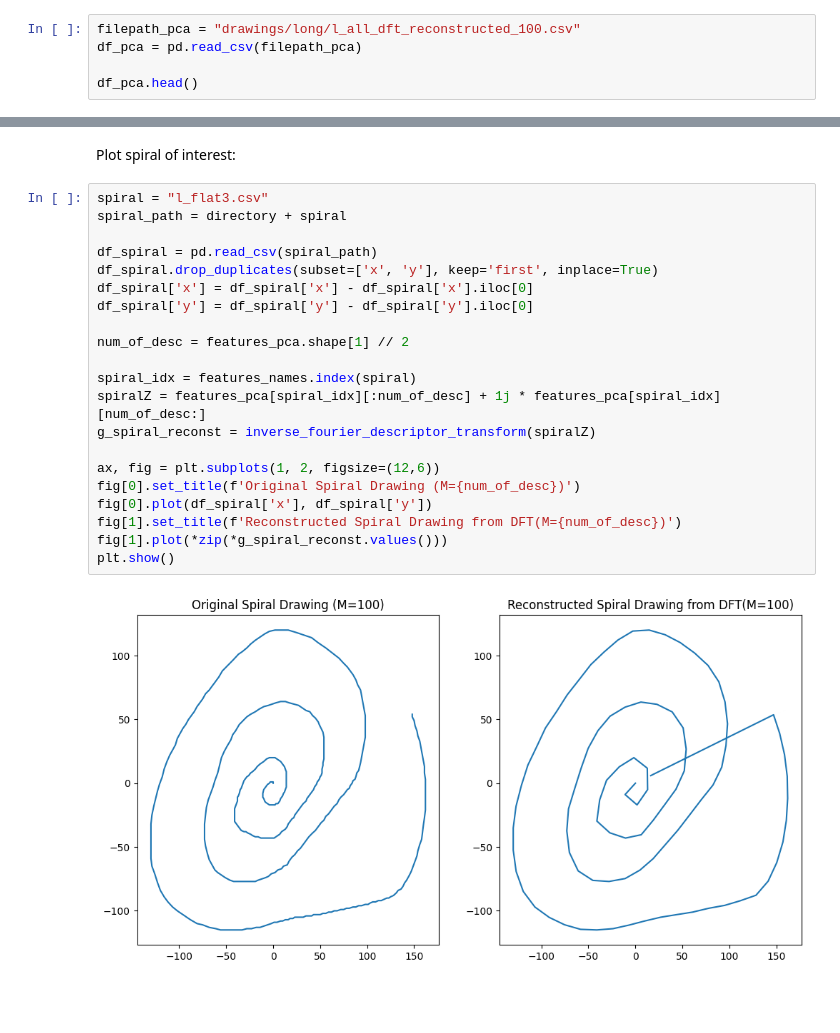
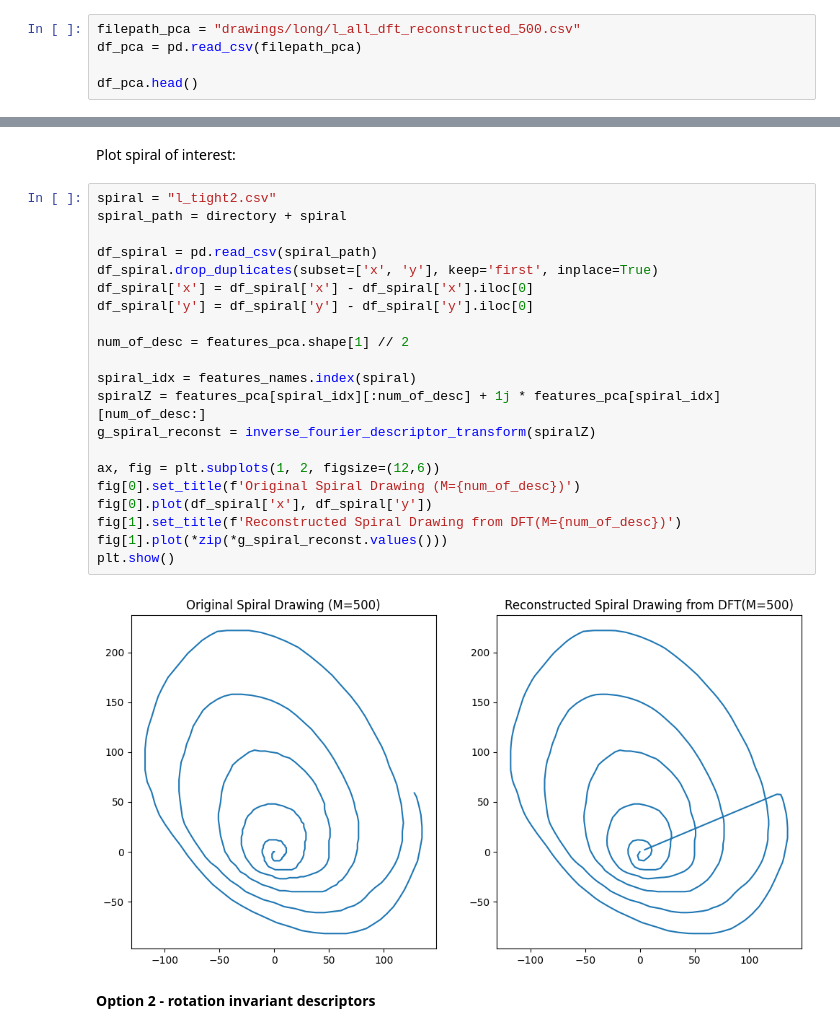
Before and after one commit to TheLegend442/drawing_spirals, a Jupyter notebook: fourier.ipynb, the cells around one changed output, grey strips where cells are left out. Cells and saved outputs as stored; diff of their text form; blank space fills up the shorter version.

Commit message:
fourier latest version - interactive plots, rotation invariant pca

```diff
--- a/fourier.ipynb
+++ b/fourier.ipynb
@@ -114,7 +118,7 @@ df_general.to_csv(directory + "l_all_dft_reconstructed_" + str(M) + '.csv', inde
 # %% [markdown]
 **Option 1 - stacking Re and Im parts**
 # %%
-filepath_pca = "drawings/long/l_all_dft_reconstructed_100.csv"
+filepath_pca = "drawings/long/l_all_dft_reconstructed_500.csv"
 df_pca = pd.read_csv(filepath_pca)
 
 df_pca.head()
@@ -170,25 +232,27 @@ plt.show()
 # %% [markdown]
 Plot spiral of interest:
 # %%
-spiral = "l_flat3.csv"
+spiral = "l_tight2.csv"
 spiral_path = directory + spiral
 
 df_spiral = pd.read_csv(spiral_path)
 df_spiral.drop_duplicates(subset=['x', 'y'], keep='first', inplace=True)
 df_spiral['x'] = df_spiral['x'] - df_spiral['x'].iloc[0]
 df_spiral['y'] = df_spiral['y'] - df_spiral['y'].iloc[0]
 
 num_of_desc = features_pca.shape[1] // 2
 
 spiral_idx = features_names.index(spiral)
 spiralZ = features_pca[spiral_idx][:num_of_desc] + 1j * features_pca[spiral_idx][num_of_desc:]
 g_spiral_reconst = inverse_fourier_descriptor_transform(spiralZ)
 
 ax, fig = plt.subplots(1, 2, figsize=(12,6))
 fig[0].set_title(f'Original Spiral Drawing (M={num_of_desc})')
 fig[0].plot(df_spiral['x'], df_spiral['y'])
 fig[1].set_title(f'Reconstructed Spiral Drawing from DFT(M={num_of_desc})')
 fig[1].plot(*zip(*g_spiral_reconst.values()))
 plt.show()
 # %% [output]
-[figure, old version]
+[figure, new version]
+# %% [markdown]
+**Option 2 - rotation invariant descriptors**
```
Also changed, not shown: parts of 19 cells of this notebook.
